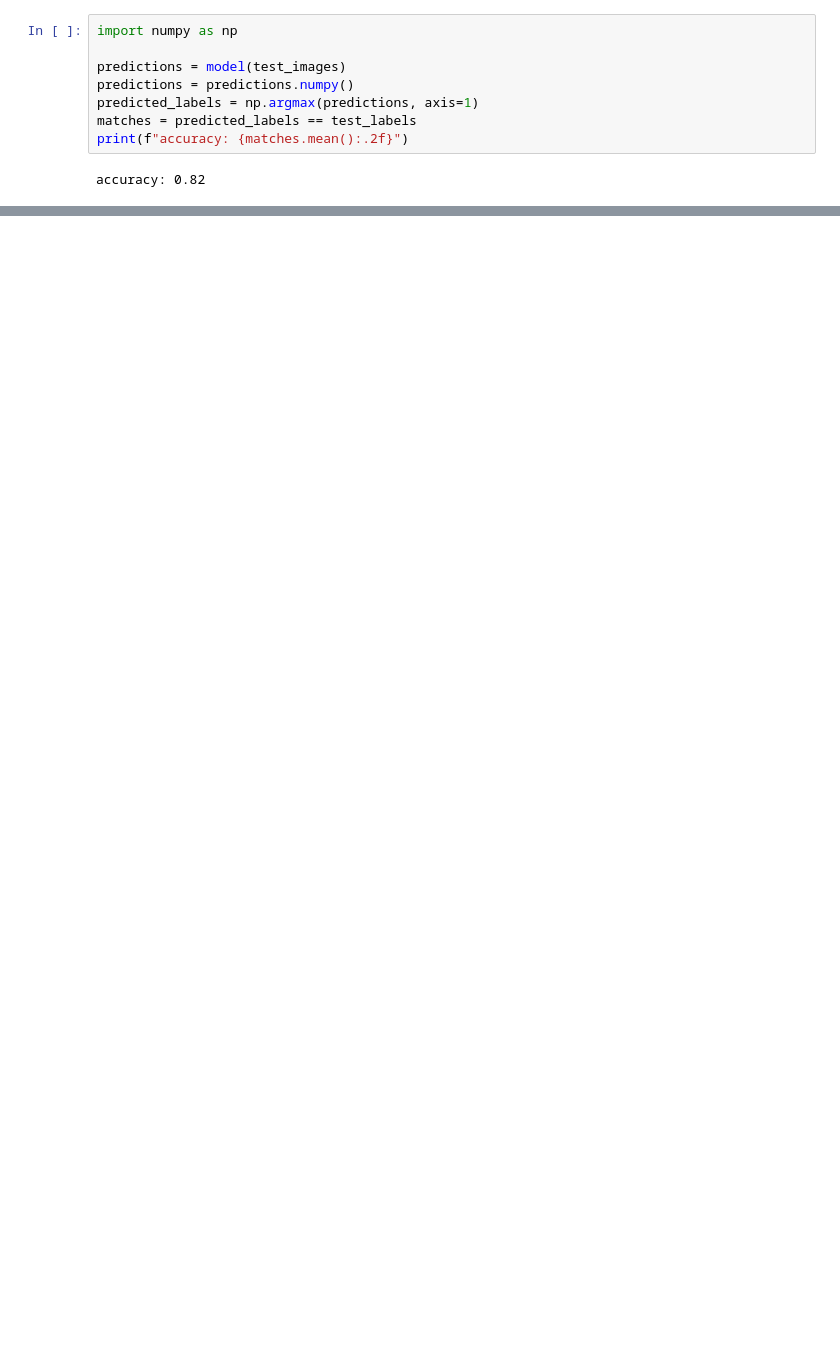
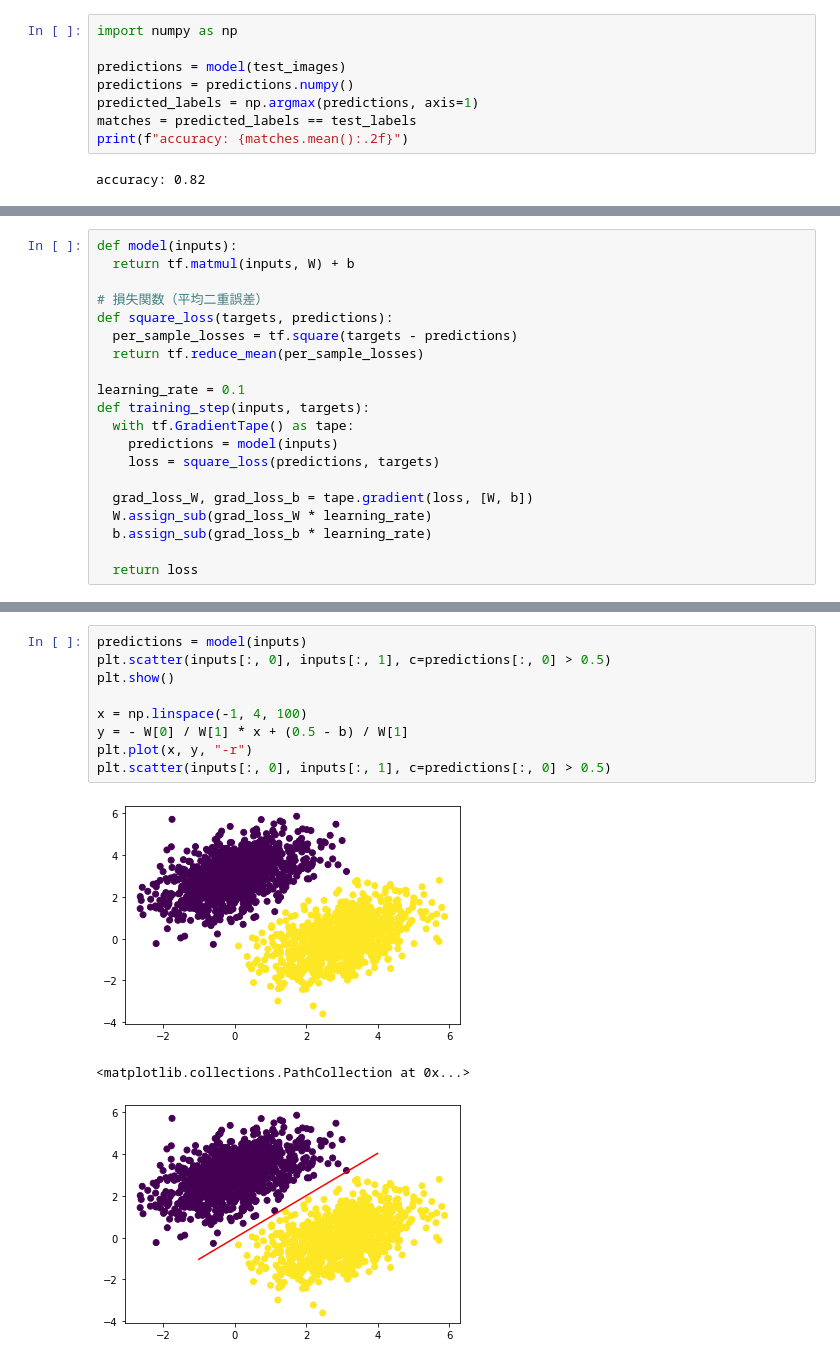
Before and after one commit to machida4/DEEP_LEARNING_with_Python, a Jupyter notebook: DEEP_LEARNING_with_Python.ipynb, the cells around one changed output, grey strips where cells are left out. Cells and saved outputs as stored; diff of their text form; blank space fills up the shorter version.

```diff
--- a/DEEP_LEARNING_with_Python.ipynb
+++ b/DEEP_LEARNING_with_Python.ipynb
@@ -136,0 +203,20 @@ accuracy: 0.82
+# %%
+def model(inputs):
+  return tf.matmul(inputs, W) + b
+
+# 損失関数（平均二重誤差）
+def square_loss(targets, predictions):
+  per_sample_losses = tf.square(targets - predictions)
+  return tf.reduce_mean(per_sample_losses)
+
+learning_rate = 0.1
+def training_step(inputs, targets):
+  with tf.GradientTape() as tape:
+    predictions = model(inputs)
+    loss = square_loss(predictions, targets)
+
+  grad_loss_W, grad_loss_b = tape.gradient(loss, [W, b])
+  W.assign_sub(grad_loss_W * learning_rate)
+  b.assign_sub(grad_loss_b * learning_rate)
+
+  return loss
@@ -136,0 +245,13 @@ accuracy: 0.82
+# %%
+predictions = model(inputs)
+plt.scatter(inputs[:, 0], inputs[:, 1], c=predictions[:, 0] > 0.5)
+plt.show()
+
+x = np.linspace(-1, 4, 100)
+y = - W[0] / W[1] * x + (0.5 - b) / W[1]
+plt.plot(x, y, "-r")
+plt.scatter(inputs[:, 0], inputs[:, 1], c=predictions[:, 0] > 0.5)
+# %% [output]
+[figure, added]
+<matplotlib.collections.PathCollection at 0x...>
+[figure, added]
```
Also changed, not shown: parts of 33 cells of this notebook.
